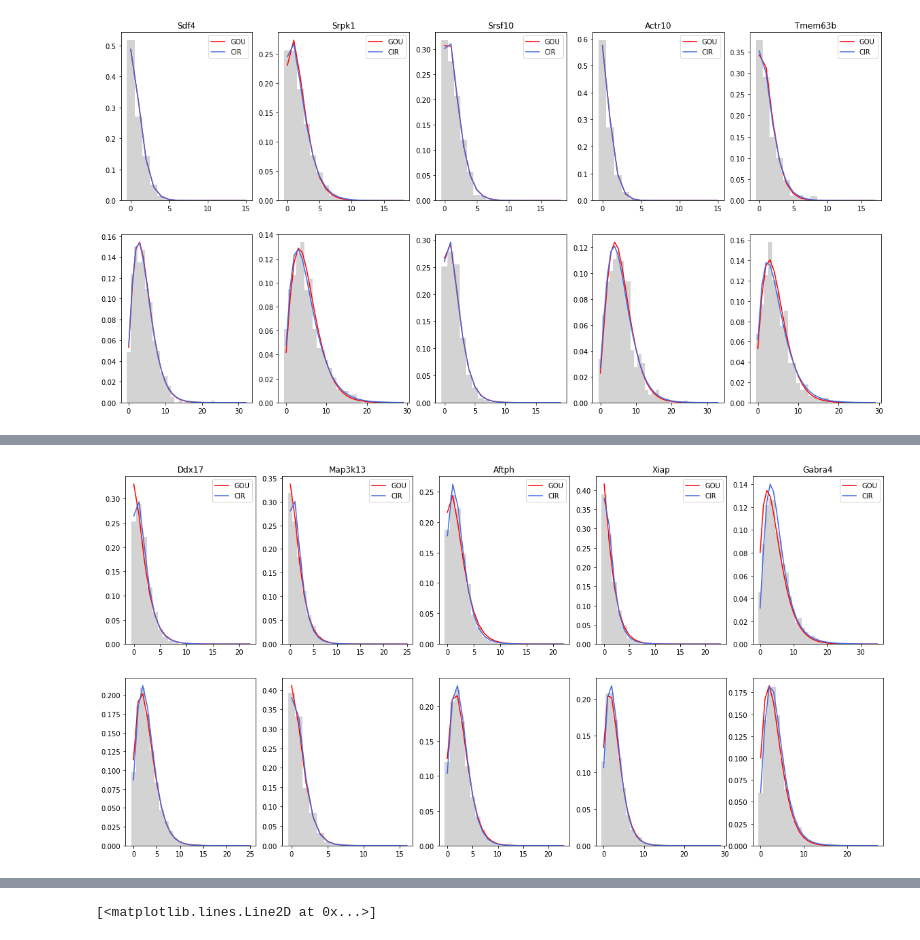
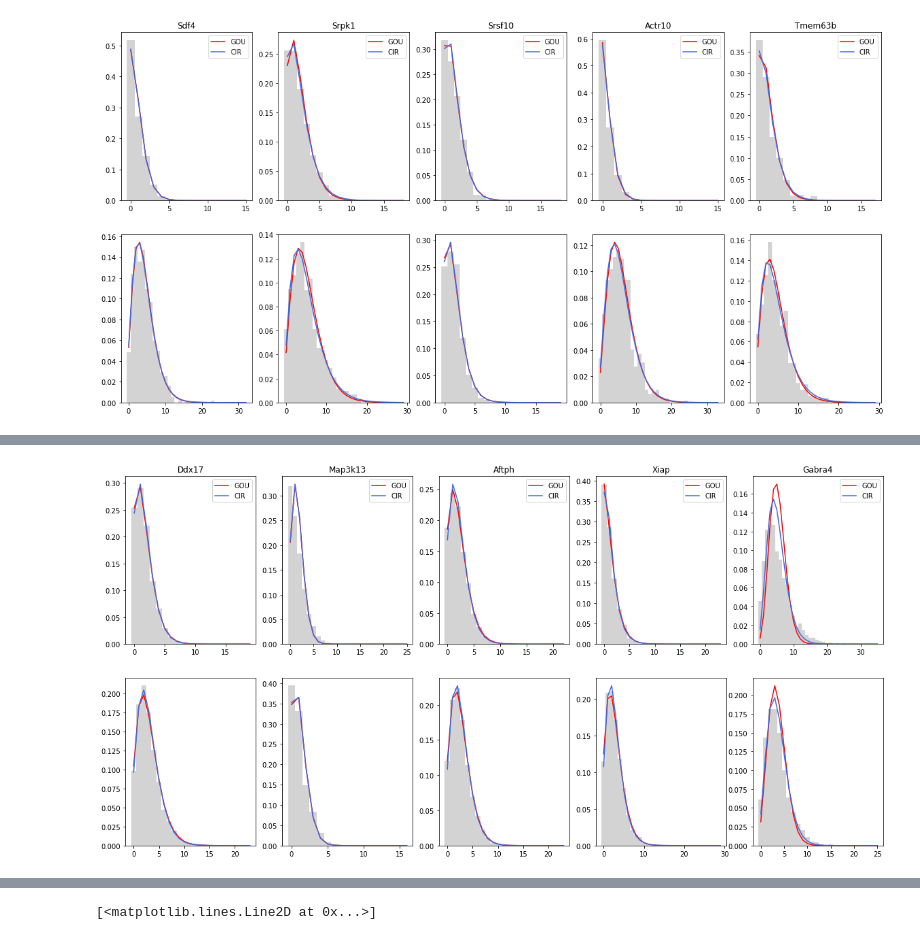
Before and after one commit to pachterlab/GVFP_2021, a Jupyter notebook: gg220802_monod.ipynb, the cells around one changed output, grey strips where cells are left out. Saved outputs shown, nothing was run; the diff lists cells and outputs as text; code cells hidden in the pictures.

```diff
--- a/gg220802_monod.ipynb
+++ b/gg220802_monod.ipynb
@@ -595,0 +711,3 @@ with lp.connect(cell_type_looms[test_data_ind]) as ds:
+# %%
+total_UMIs = U.sum(0)+S.sum(0)
+plt.hist(np.log10(total_UMIs),30,color='lightgray')
@@ -595,0 +730,4 @@ with lp.connect(cell_type_looms[test_data_ind]) as ds:
+# %%
+cf = np.log10(total_UMIs)<5
+U=U[:,cf]
+S=S[:,cf]
@@ -597,0 +750,3 @@ n_cores = 20
+# %%
+genes_to_run = [x[:5] for x in gene_inds_kept]
+genes_to_run = [x for x in gene_inds_kept]
@@ -598,14 +759,14 @@ n_cores = 20
 # %%
 model_set = 0
 try:
-    genes_to_run = gene_inds_kept[model_set]
-    gene_locations = [np.where(loom_gene_names==x)[0][0] for x in gn[genes_to_run]]
-    n_genes_to_run = len(genes_to_run)
+    gtr = genes_to_run[model_set]
+    gene_locations = [np.where(loom_gene_names==x)[0][0] for x in gn[gtr]]
+    n_genes_to_run = len(gtr)
     pool = multiprocessing.Pool(processes=n_cores)
     fit_iterable = zip(U[gene_locations],\
                        S[gene_locations],\
-                       results[model_set]['par_initial_guess'][:n_genes_to_run],\
-                       ['fast']*n_genes_to_run)
+                       [1]*n_genes_to_run,\
+                       [10]*n_genes_to_run)
     gou_results_test = pool.map(par_fun_fullfit, fit_iterable)
     pool.close()
     pool.join()
@@ -621,36 +821,36 @@ cir_reduced_color='skyblue'
 gou_color='r'
 cir_color='royalblue'
 
 model_set=0
-genes_to_run = gene_inds_kept[model_set]
-gene_locations = [np.where(loom_gene_names==x)[0][0] for x in gn[genes_to_run]]
+gtr = genes_to_run[model_set]
+gene_locations = [np.where(loom_gene_names==x)[0][0] for x in gn[gtr]]
 
 
 for k,gene_ind in enumerate(gene_locations[:5]):
     mx = np.asarray([U[gene_ind].max()+10,S[gene_ind].max()+10],dtype=int)
 
     bins = np.arange(mx[0]-8)-0.5
     ax1[0,k].hist(U[gene_ind],bins,color='lightgray',density=True)
     ax1[0,k].set_title(loom_gene_names[gene_ind])
 
     pars_sde_gou = gou_results_test[k][1]
     pars_sde_cir = gou_results_test[k][2]
 
     y = get_GOU_2sp([mx[0],1],pars_sde_gou)
     ax1[0,k].plot(y,'-',color=gou_color,label='GOU')
     y = get_CIR_2sp([mx[0],1],pars_sde_cir)
     ax1[0,k].plot(y,'-',color=cir_color,label='CIR')
     ax1[0,k].legend()
 
     bins = np.arange(mx[1]-8)-0.5
     ax1[1,k].hist(S[gene_ind],bins,color='lightgray',density=True)
 
     y = get_GOU_2sp([1,mx[1]],pars_sde_gou).squeeze()
     ax1[1,k].plot(y,'-',color=gou_color)
     y = get_CIR_2sp([1,mx[1]],pars_sde_cir).squeeze()
     ax1[1,k].plot(y,'-',color=cir_color)
 # %% [output]
-[figure, old version]
+[figure, new version]
 # %%
 model_set = 1
 try:
```
Also changed, not shown: parts of 51 cells of this notebook.
